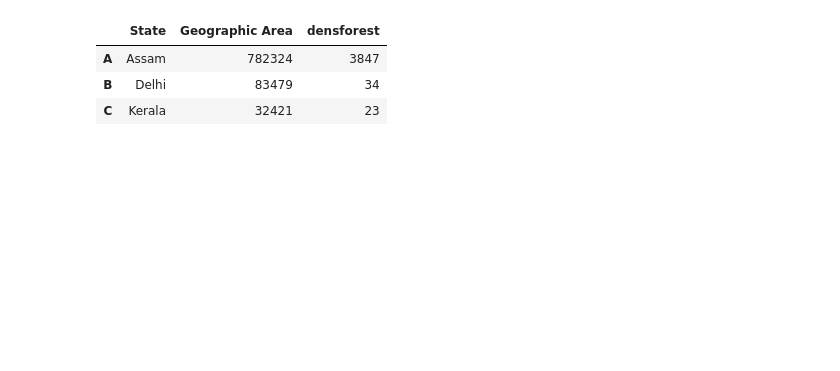
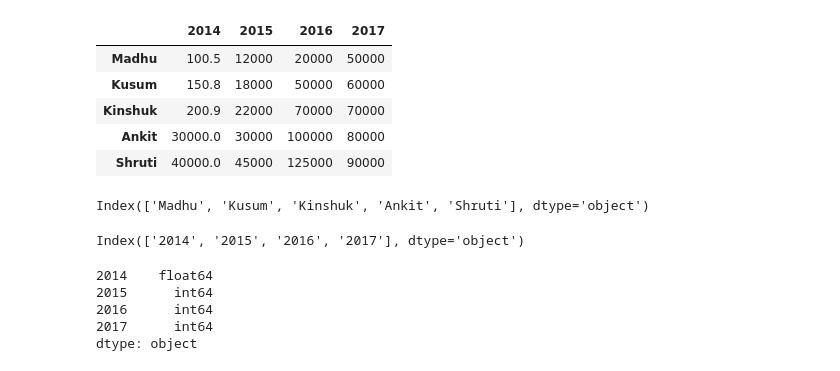
Before and after one commit to RahulArra/Machine-Learning, a Jupyter notebook: ML_week_1.ipynb, the cells around one changed output. Cells and saved outputs as stored; diff of their text form; code cells hidden in the pictures; blank space fills up the shorter version.

```diff
--- a/ML_week_1.ipynb
+++ b/ML_week_1.ipynb
@@ -23,8 +2,0 @@ plt.gca().spines[['top', 'right',]].set_visible(False)
-# %%
-df2 = pd.DataFrame(dict1,index=["A","B","C"])
-df2
-# %% [output]
-|  | State | Geographic Area | densforest |
-| A | Assam | 782324 | 3847 |
-| B | Delhi | 83479 | 34 |
-| C | Kerala | 32421 | 23 |
@@ -32,0 +3,37 @@ s1= pd.Series([])
+# %%
+import pandas as pd
+dict1 = {
+    "2014" :[100.5,150.8,200.9,30000,40000],
+    "2015":[12000,18000,22000,30000,45000],
+    "2016":[20000,50000,70000,100000,125000],
+    "2017":[50000,60000,70000,80000,90000]
+}
+indexes = ["Madhu","Kusum","Kinshuk","Ankit","Shruti"]
+df = pd.DataFrame(dict1, index = indexes)
+df
+# %% [output]
+|  | 2014 | 2015 | 2016 | 2017 |
+| Madhu | 100.5 | 12000 | 20000 | 50000 |
+| Kusum | 150.8 | 18000 | 50000 | 60000 |
+| Kinshuk | 200.9 | 22000 | 70000 | 70000 |
+| Ankit | 30000.0 | 30000 | 100000 | 80000 |
+| Shruti | 40000.0 | 45000 | 125000 | 90000 |
+# %%
+#row labels
+print(df.index)
+# %% [output]
+Index(['Madhu', 'Kusum', 'Kinshuk', 'Ankit', 'Shruti'], dtype='object')
+# %%
+#column labels
+print(df.columns)
+# %% [output]
+Index(['2014', '2015', '2016', '2017'], dtype='object')
+# %%
+# datatype fo each colummns
+print(df.dtypes)
+# %% [output]
+2014    float64
+2015      int64
+2016      int64
+2017      int64
+dtype: object
```
Also changed, not shown: parts of 7 cells of this notebook.
